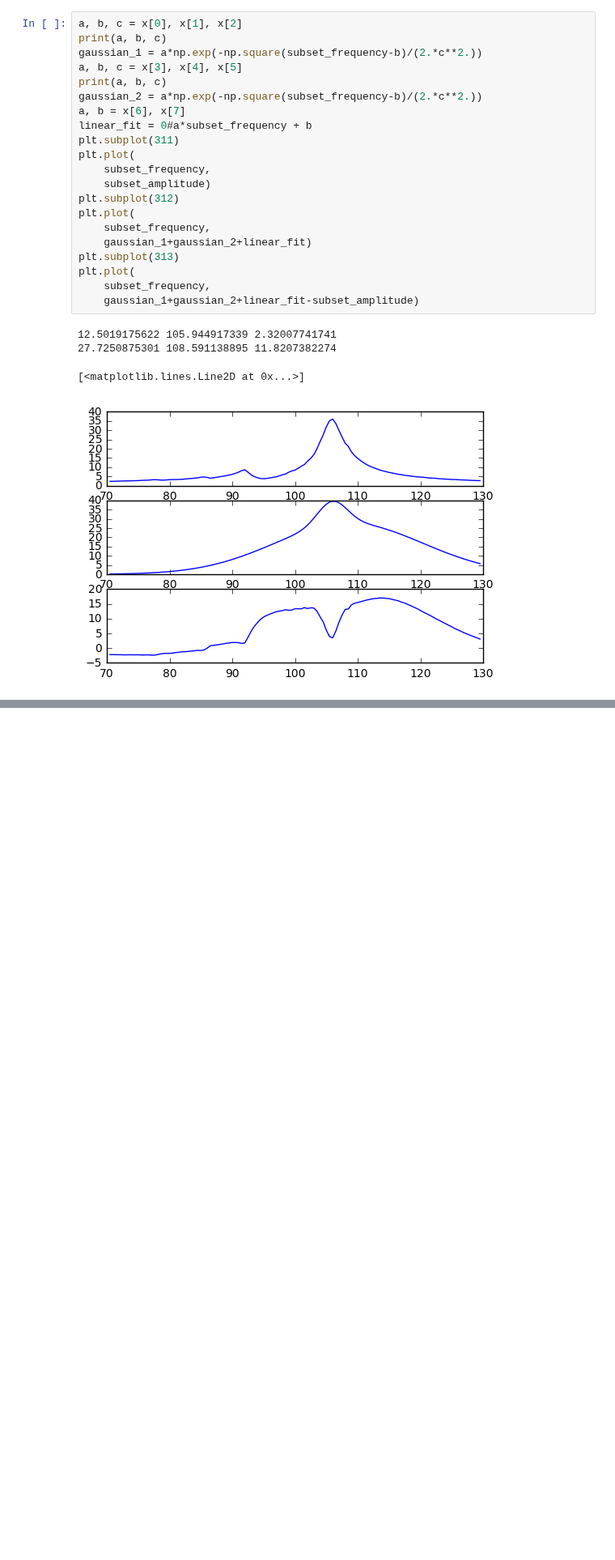
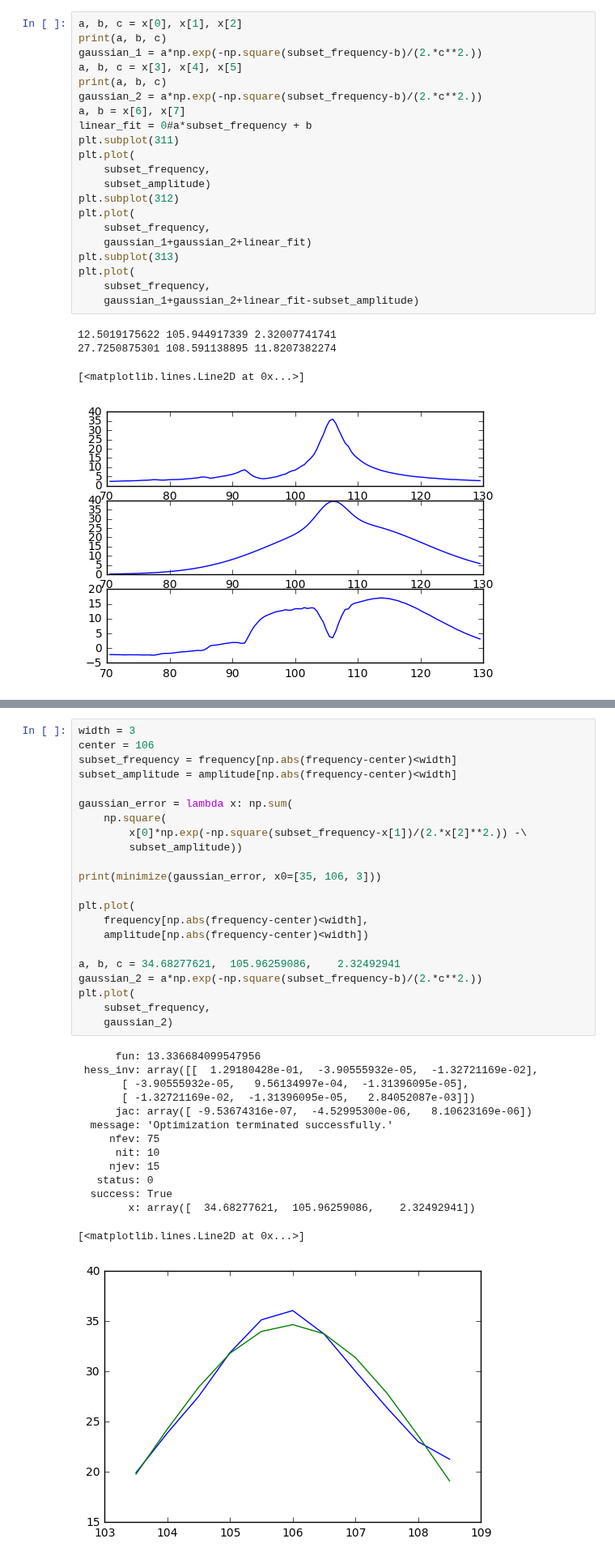
Before and after one commit to ry-dgel/Chladni, a Jupyter notebook: fitting_frequency_scan.ipynb, the cells around one changed output, grey strips where cells are left out. Shown at 81% size. Drawn from its saved outputs; the diff is of its cells as text; blank space fills up the shorter version.

```diff
--- a/fitting_frequency_scan.ipynb
+++ b/fitting_frequency_scan.ipynb
@@ -109,0 +130,37 @@ plt.plot(
+# %%
+width = 3
+center = 106
+subset_frequency = frequency[np.abs(frequency-center)<width]
+subset_amplitude = amplitude[np.abs(frequency-center)<width]
+
+gaussian_error = lambda x: np.sum(
+    np.square(
+        x[0]*np.exp(-np.square(subset_frequency-x[1])/(2.*x[2]**2.)) -\
+        subset_amplitude))
+
+print(minimize(gaussian_error, x0=[35, 106, 3]))
+
+plt.plot(
+    frequency[np.abs(frequency-center)<width],
+    amplitude[np.abs(frequency-center)<width])
+
+a, b, c = 34.68277621,  105.96259086,    2.32492941
+gaussian_2 = a*np.exp(-np.square(subset_frequency-b)/(2.*c**2.))
+plt.plot(
+    subset_frequency,
+    gaussian_2)
+# %% [output]
+      fun: 13.336684099547956
+ hess_inv: array([[  1.29180428e-01,  -3.90555932e-05,  -1.32721169e-02],
+       [ -3.90555932e-05,   9.56134997e-04,  -1.31396095e-05],
+       [ -1.32721169e-02,  -1.31396095e-05,   2.84052087e-03]])
+      jac: array([ -9.53674316e-07,  -4.52995300e-06,   8.10623169e-06])
+  message: 'Optimization terminated successfully.'
+     nfev: 75
+      nit: 10
+     njev: 15
+   status: 0
+  success: True
+        x: array([  34.68277621,  105.96259086,    2.32492941])
+[<matplotlib.lines.Line2D at 0x...>]
+[figure, added]
```
Also changed, not shown: parts of 2 cells of this notebook.
